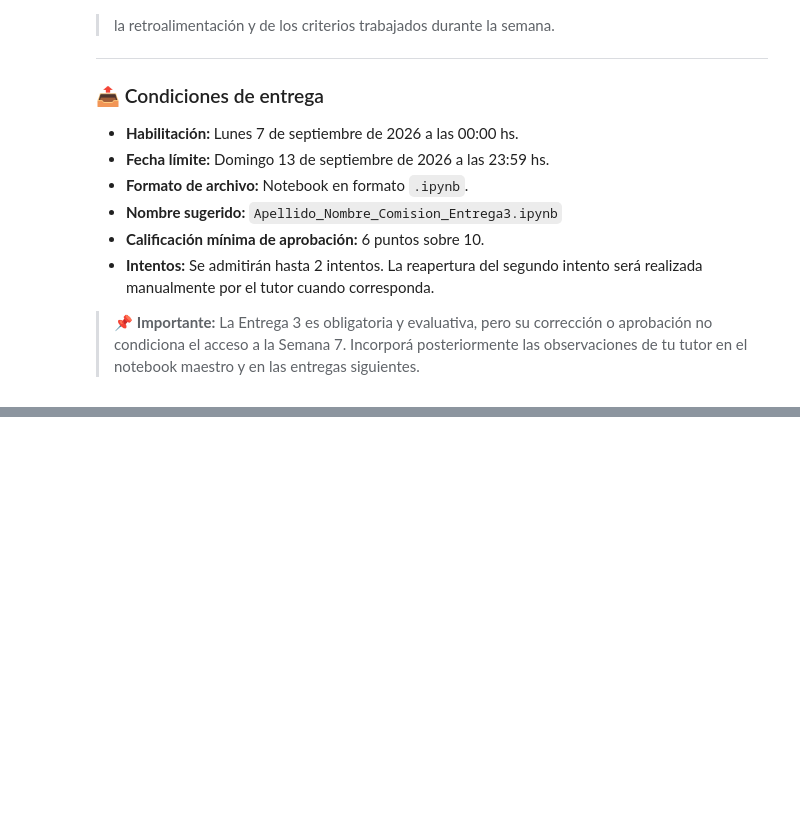
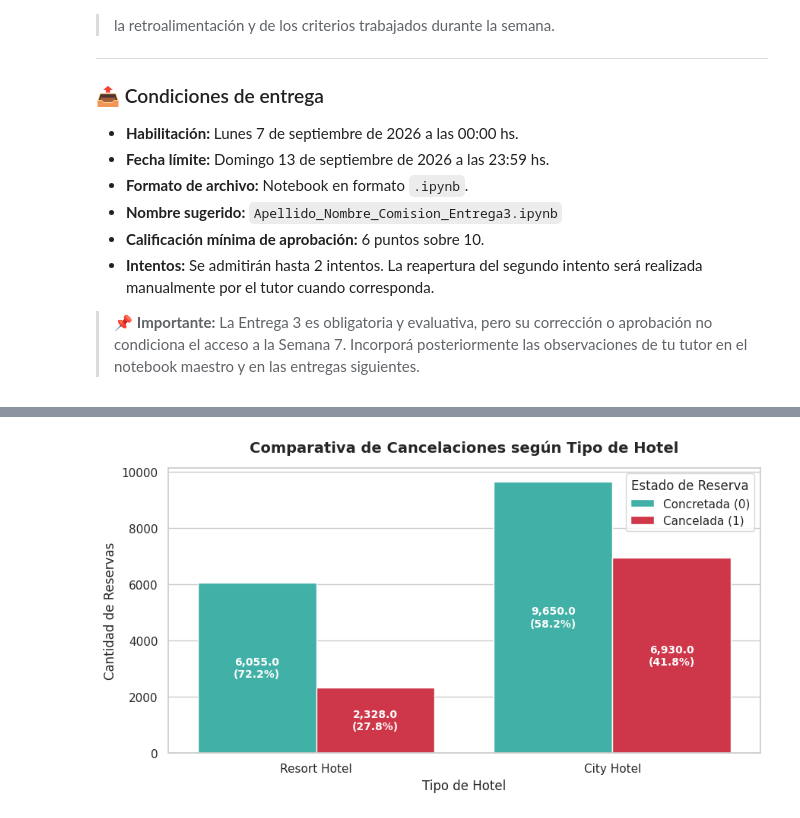
Before and after one commit to manfredialdo/iad-tpi01, a Jupyter notebook: Manfredi_Aldo_Comision10_Entrega3.ipynb, the cells around one changed output, grey strips where cells are left out. Saved outputs shown, nothing was run; the diff lists cells and outputs as text; code cells hidden in the pictures; blank space fills up the shorter version.

```diff
--- a/Manfredi_Aldo_Comision10_Entrega3.ipynb
+++ b/Manfredi_Aldo_Comision10_Entrega3.ipynb
@@ -76,0 +140,45 @@ Finalizá con una síntesis breve en la que identifiques:
+# %%
+plt.figure(figsize=(9, 5))
+
+ax = sns.countplot(
+    data=df_prep,
+    x="hotel",
+    hue="is_canceled",
+    palette=["#2ec4b6", "#e71d36"],
+)
+
+plt.title(
+    "Comparativa de Cancelaciones según Tipo de Hotel",
+    fontsize=14,
+    pad=15,
+    fontweight="bold",
+)
+plt.xlabel("Tipo de Hotel", fontsize=12)
+plt.ylabel("Cantidad de Reservas", fontsize=12)
+
+plt.legend(
+    title="Estado de Reserva",
+    labels=["Concretada (0)", "Cancelada (1)"],
+    frameon=True,
+)
+
+total_por_hotel = df_prep.groupby("hotel")["is_canceled"].count()
+for p in ax.patches:
+    height = p.get_height()
+    if height > 0:
+        hotel_cat = "City Hotel" if p.get_x() > 0.5 else "Resort Hotel"
+        pct = (height / total_por_hotel[hotel_cat]) * 100
+        ax.annotate(
+            f"{height:,}\n({pct:.1f}%)",
+            (p.get_x() + p.get_width() / 2.0, height / 2),
+            ha="center",
+            va="center",
+            fontsize=10,
+            color="white",
+            fontweight="bold",
+        )
+
+plt.tight_layout()
+plt.show()
+# %% [output]
+[figure, added]
```
Also changed, not shown: parts of 12 cells of this notebook.
